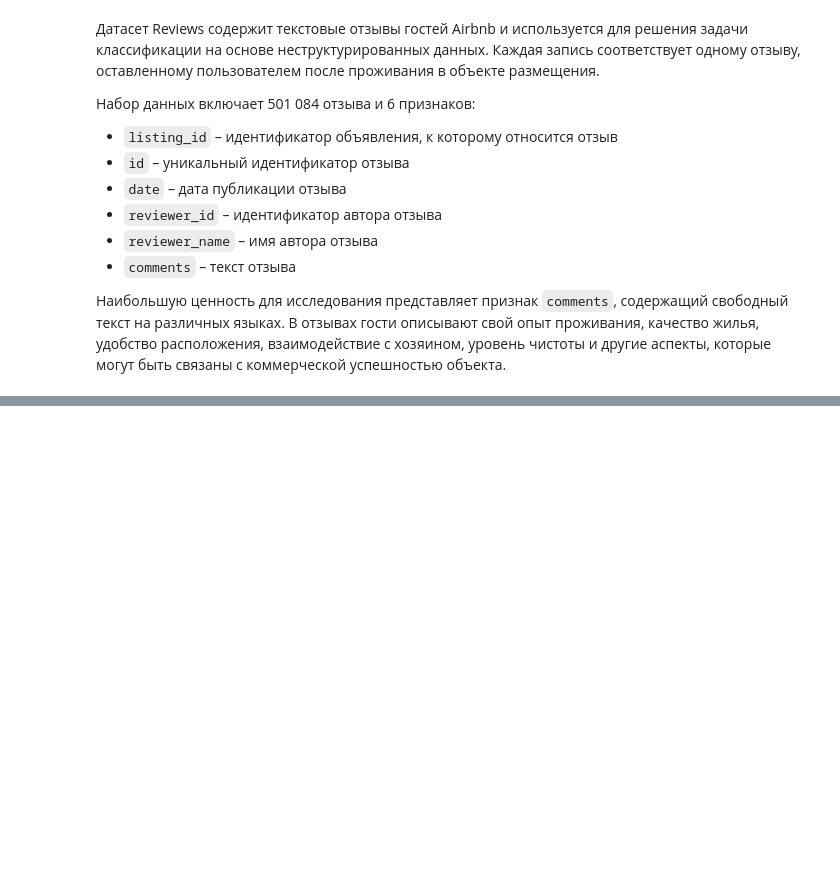
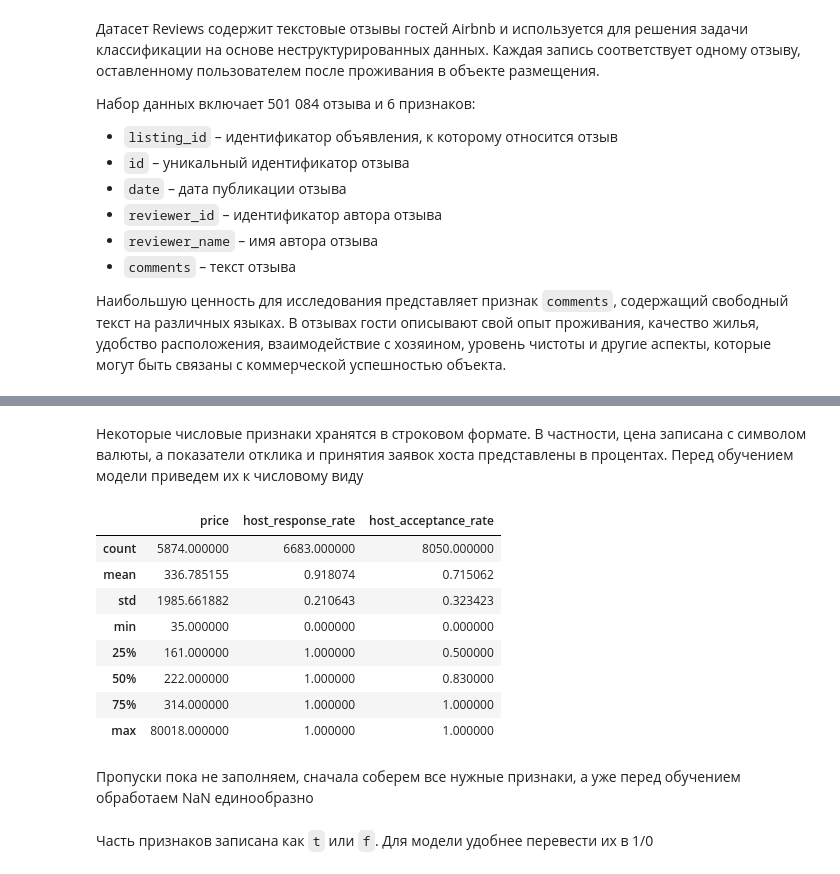
Before and after one commit to soooofiapere/airbnb_prediction_GP5, a Jupyter notebook: notebooks/airbnb_eda_load_data.ipynb, the cells around one changed output, grey strips where cells are left out. Cells and saved outputs as stored; diff of their text form; code cells hidden in the pictures; blank space fills up the shorter version.

```diff
--- a/notebooks/airbnb_eda_load_data.ipynb
+++ b/notebooks/airbnb_eda_load_data.ipynb
@@ -179,0 +260,16 @@ memory usage: 22.9+ MB
+# %%
+url_cols = [col for col in listings.columns if "url" in col]
+
+service_cols = [
+    "scrape_id",
+    "last_scraped",
+    "source",
+    "calendar_updated",
+    "calendar_last_scraped",
+    "host_thumbnail_url",
+    "host_picture_url",
+    "picture_url",
+]
+
+drop_now = url_cols + service_cols
+drop_now
@@ -179,0 +290,2 @@ memory usage: 22.9+ MB
+# %%
+listings = listings.drop(columns=drop_now)
@@ -179,0 +301,36 @@ memory usage: 22.9+ MB
+# %% [markdown]
+Некоторые числовые признаки хранятся в строковом формате. В частности, цена записана с символом валюты, а показатели отклика и принятия заявок хоста представлены в процентах. Перед обучением модели приведем их к числовому виду
+# %%
+listings["price"] = (
+    listings["price"]
+    .astype(str)
+    .str.replace("$", "", regex=False)
+    .str.replace(",", "", regex=False)
+    .replace("nan", np.nan)
+    .astype(float)
+)
+# %%
+for col in ["host_response_rate", "host_acceptance_rate"]:
+    listings[col] = (
+        listings[col]
+        .astype(str)
+        .str.replace("%", "", regex=False)
+        .replace("nan", np.nan)
+        .astype(float) / 100
+    )
+# %%
+listings[["price", "host_response_rate", "host_acceptance_rate"]].describe()
+# %% [output]
+|  | price | host_response_rate | host_acceptance_rate |
+| count | 5874.000000 | 6683.000000 | 8050.000000 |
+| mean | 336.785155 | 0.918074 | 0.715062 |
+| std | 1985.661882 | 0.210643 | 0.323423 |
+| min | 35.000000 | 0.000000 | 0.000000 |
+| 25% | 161.000000 | 1.000000 | 0.500000 |
+| 50% | 222.000000 | 1.000000 | 0.830000 |
+| 75% | 314.000000 | 1.000000 | 1.000000 |
+| max | 80018.000000 | 1.000000 | 1.000000 |
+# %% [markdown]
+Пропуски пока не заполняем, сначала соберем все нужные признаки, а уже перед обучением обработаем NaN единообразно
+# %% [markdown]
+Часть признаков записана как `t` или `f`. Для модели удобнее перевести их в 1/0
```
Also changed, not shown: parts of 53 cells of this notebook.
